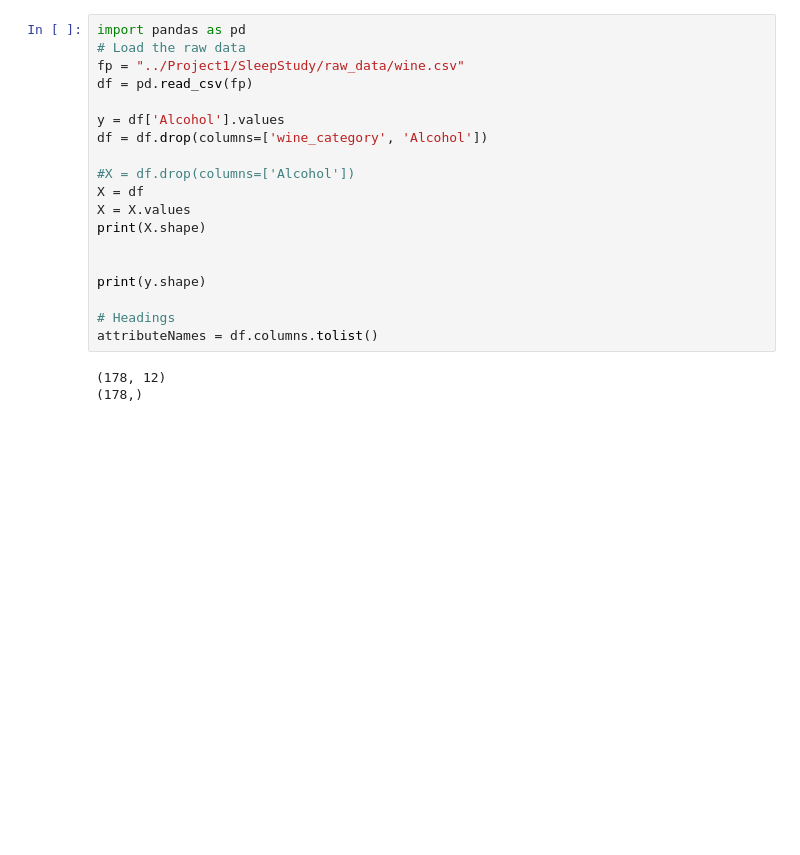
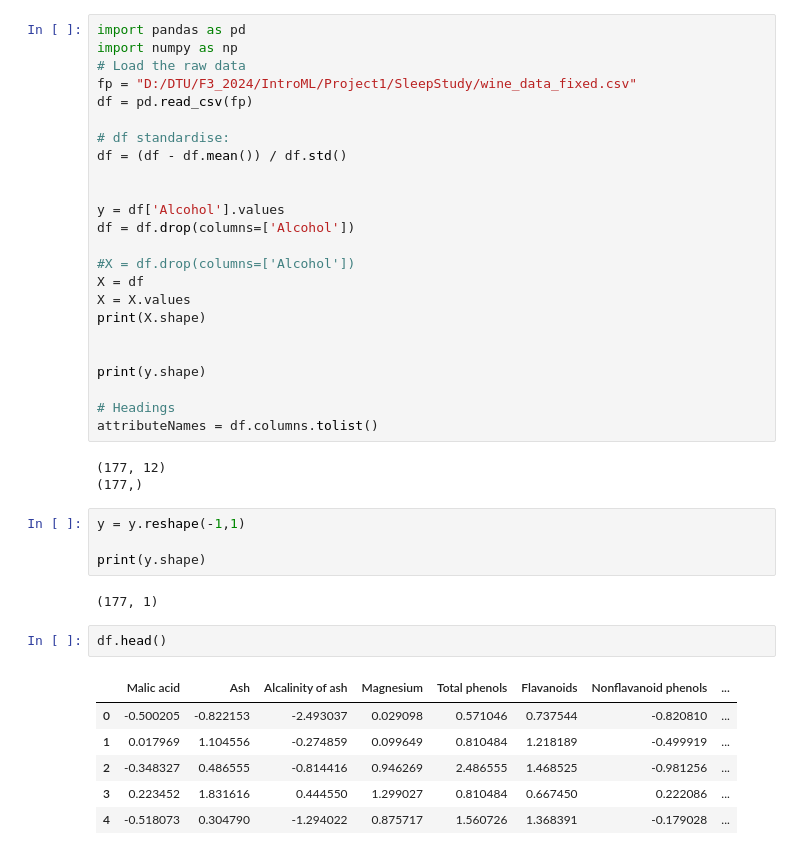
Before and after one commit to pierGit7/WineStudy, a Jupyter notebook: project2_workbook.ipynb, the cells around one changed output. Cells and saved outputs as stored; diff of their text form; blank space fills up the shorter version.

```diff
--- a/project2_workbook.ipynb
+++ b/project2_workbook.ipynb
@@ -1,11 +1,16 @@
 # %%
 import pandas as pd
+import numpy as np
 # Load the raw data
-fp = "../Project1/SleepStudy/raw_data/wine.csv"
+fp = "D:/DTU/F3_2024/IntroML/Project1/SleepStudy/wine_data_fixed.csv"
 df = pd.read_csv(fp)
 
+# df standardise:
+df = (df - df.mean()) / df.std()
+
+
 y = df['Alcohol'].values
-df = df.drop(columns=['wine_category', 'Alcohol'])
+df = df.drop(columns=['Alcohol'])
 
 #X = df.drop(columns=['Alcohol'])
 X = df
@@ -18,8 +23,23 @@ print(y.shape)
 # Headings
 attributeNames = df.columns.tolist()
 # %% [output]
-(178, 12)
-(178,)
+(177, 12)
+(177,)
+# %%
+y = y.reshape(-1,1)
+
+print(y.shape)
+# %% [output]
+(177, 1)
+# %%
+df.head()
+# %% [output]
+|  | Malic acid | Ash | Alcalinity of ash | Magnesium | Total phenols | Flavanoids | Nonflavanoid phenols | ... |
+| 0 | -0.500205 | -0.822153 | -2.493037 | 0.029098 | 0.571046 | 0.737544 | -0.820810 | ... |
+| 1 | 0.017969 | 1.104556 | -0.274859 | 0.099649 | 0.810484 | 1.218189 | -0.499919 | ... |
+| 2 | -0.348327 | 0.486555 | -0.814416 | 0.946269 | 2.486555 | 1.468525 | -0.981256 | ... |
+| 3 | 0.223452 | 1.831616 | 0.444550 | 1.299027 | 0.810484 | 0.667450 | 0.222086 | ... |
+| 4 | -0.518073 | 0.304790 | -1.294022 | 0.875717 | 1.560726 | 1.368391 | -0.179028 | ... |
 # %%
 import importlib_resources
 import numpy as np
```
Also changed, not shown: parts of 6 cells of this notebook.
